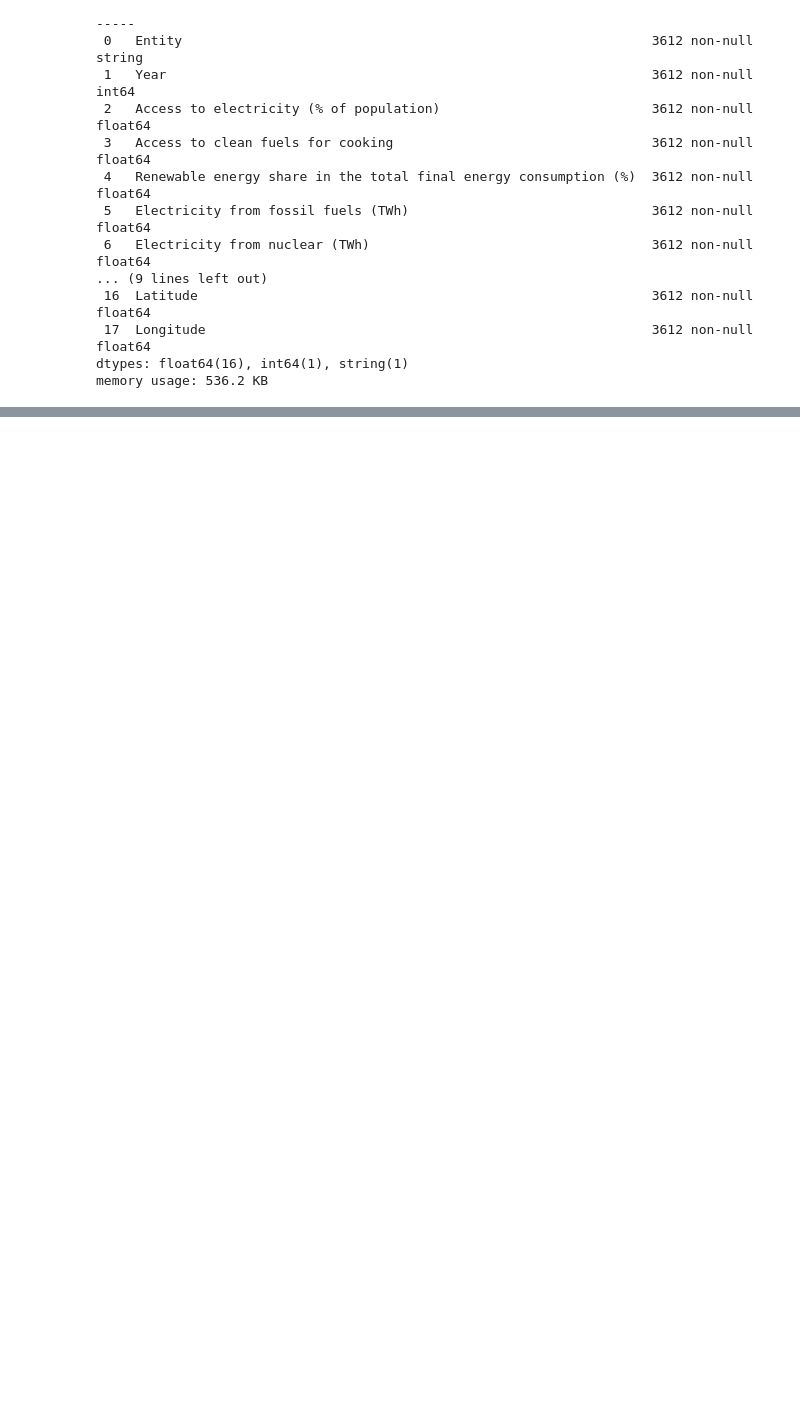
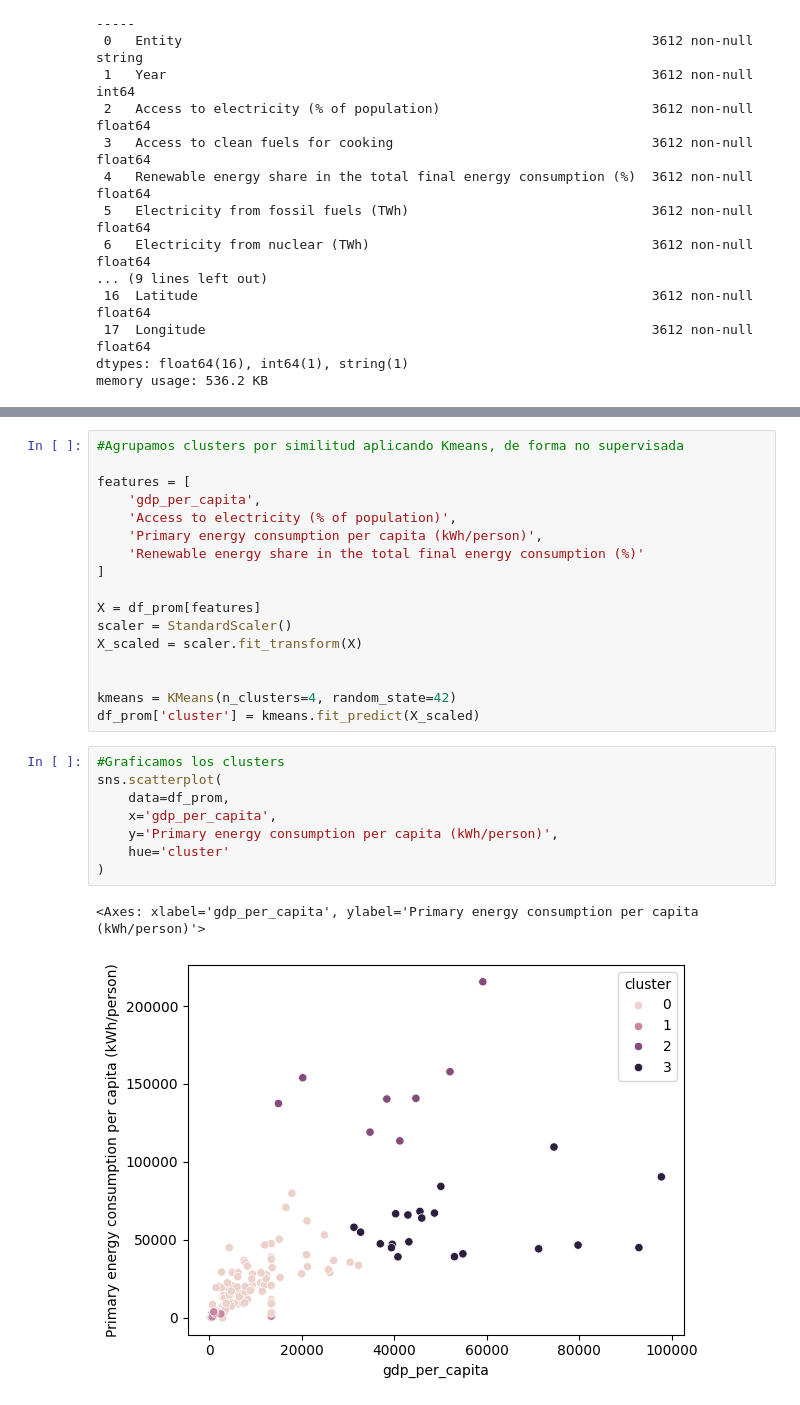
Before and after one commit to fablasettik-cmd/data-science-Coder-, a Jupyter notebook: Cópia_de_ProyectoDSParteII+BlasettiKuhn.ipynb, the cells around one changed output, grey strips where cells are left out. Drawn from its saved outputs; the diff is of its cells as text; blank space fills up the shorter version.

```diff
--- a/Cópia_de_ProyectoDSParteII+BlasettiKuhn.ipynb
+++ b/Cópia_de_ProyectoDSParteII+BlasettiKuhn.ipynb
@@ -501,0 +473,28 @@ plt.show()
+# %%
+#Agrupamos clusters por similitud aplicando Kmeans, de forma no supervisada
+
+features = [
+    'gdp_per_capita',
+    'Access to electricity (% of population)',
+    'Primary energy consumption per capita (kWh/person)',
+    'Renewable energy share in the total final energy consumption (%)'
+]
+
+X = df_prom[features]
+scaler = StandardScaler()
+X_scaled = scaler.fit_transform(X)
+
+
+kmeans = KMeans(n_clusters=4, random_state=42)
+df_prom['cluster'] = kmeans.fit_predict(X_scaled)
+# %%
+#Graficamos los clusters
+sns.scatterplot(
+    data=df_prom,
+    x='gdp_per_capita',
+    y='Primary energy consumption per capita (kWh/person)',
+    hue='cluster'
+)
+# %% [output]
+<Axes: xlabel='gdp_per_capita', ylabel='Primary energy consumption per capita (kWh/person)'>
+[figure, added]
```
Also changed, not shown: parts of 15 cells of this notebook.
